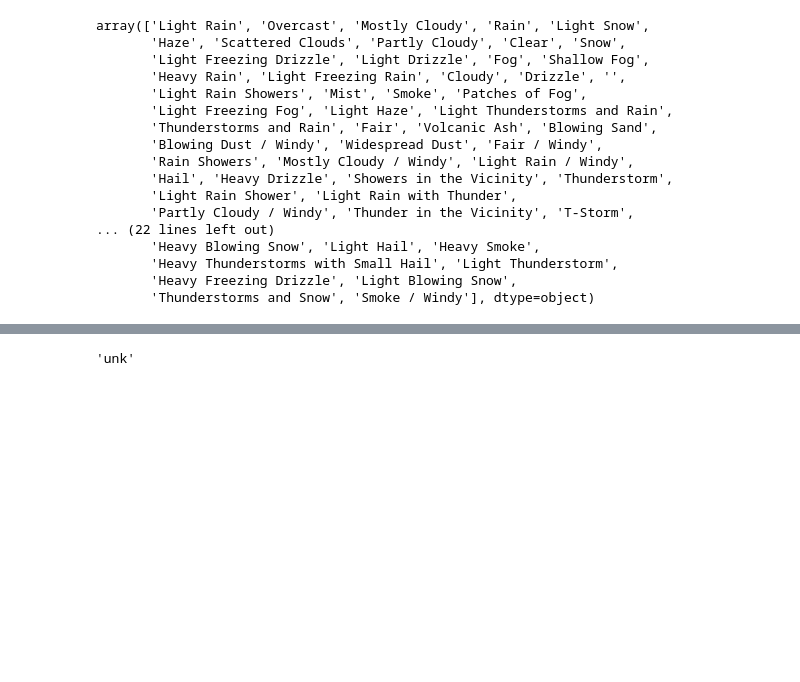
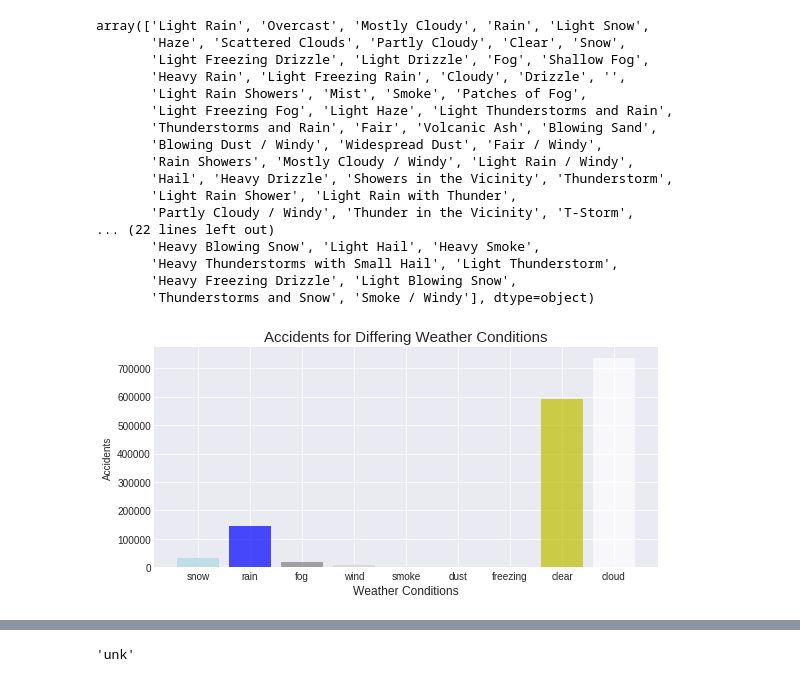
Before and after one commit to ddiaz164/Traffic_Accidents_US, a Jupyter notebook: notebooks/corr_analysis.ipynb, the cells around one changed output, grey strips where cells are left out. Saved outputs shown, nothing was run; the diff lists cells and outputs as text; code cells hidden in the pictures; blank space fills up the shorter version.

```diff
--- a/notebooks/corr_analysis.ipynb
+++ b/notebooks/corr_analysis.ipynb
@@ -109,5 +109,16 @@ cloud = corr_df[corr_df['Weather_Condition'].str.contains('cloud', case=False)].
 # %%
 conditions = [snow, rain, fog, wind, smoke, dust, freezing, clear, cloud]
 means = [condition['Severity'].values.mean() for condition in conditions]
+counts = [condition['Severity'].count() for condition in conditions]
 conditions = ['snow', 'rain', 'fog', 'wind', 'smoke', 'dust', 'freezing', 'clear', 'cloud']
+# %%
+fig, ax = plt.subplots(figsize=(8,4))
+ax.bar(conditions, counts, color=['lightblue', 'b', 'gray', 'lightgray','k','beige','c','y','w'], alpha=.7)
+ax.set_xlabel('Weather Conditions', size=12)
+ax.set_ylabel('Accidents')
+ax.set_title('Accidents for Differing Weather Conditions', size=15)
+plt.savefig('../images/count_cond.png')
+plt.tight_layout()
+# %% [output]
+[figure, added]
 # %%
```
Also changed, not shown: parts of 18 cells of this notebook, 9 other files.
